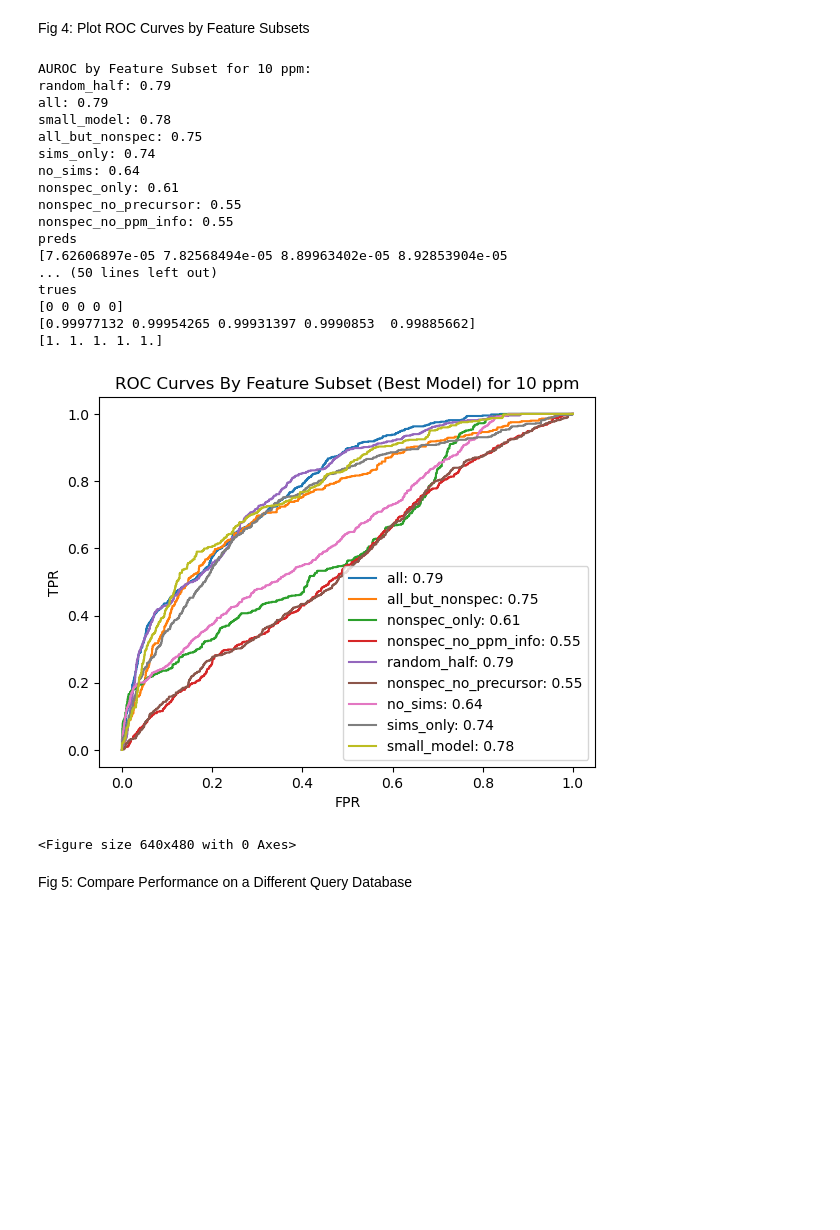
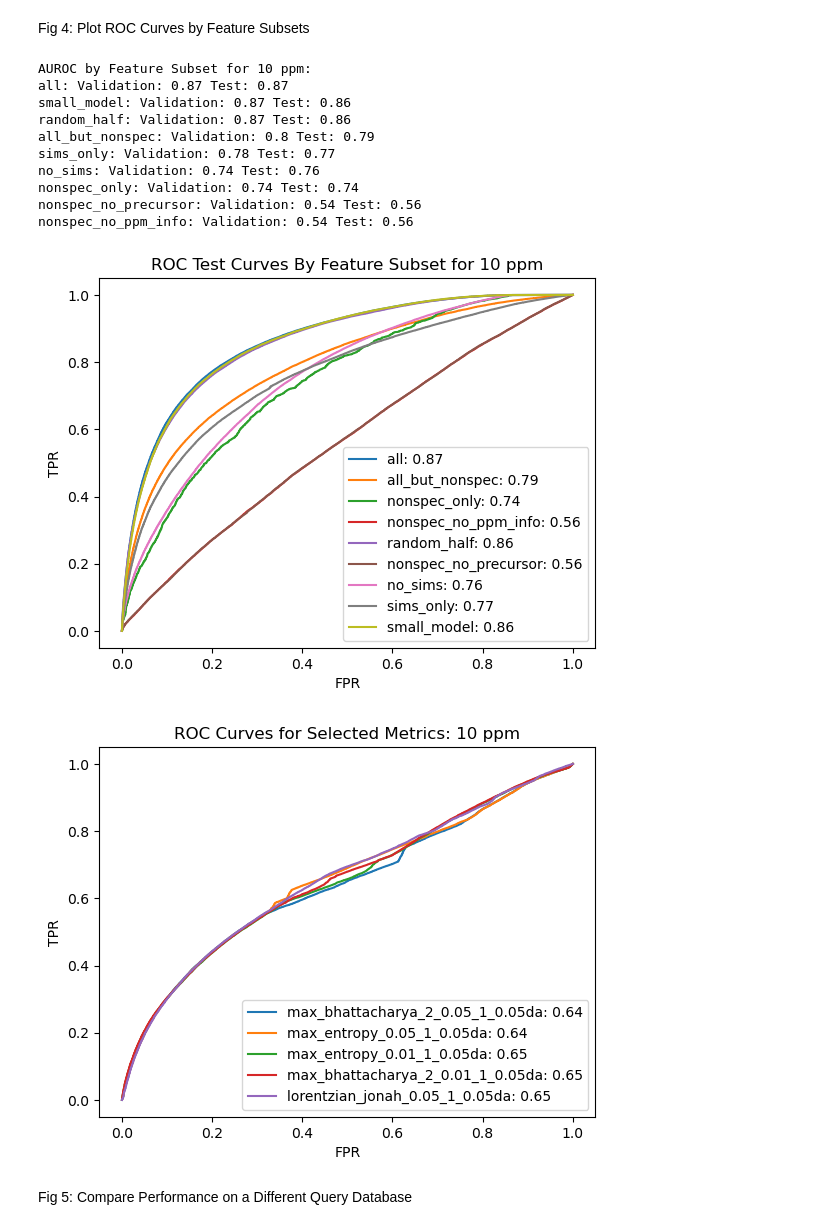
Before and after one commit to Jbug1/SpecSim, a Jupyter notebook: figures.ipynb, the cells around one changed output. Saved outputs shown, nothing was run; the diff lists cells and outputs as text; code cells hidden in the pictures; blank space fills up the shorter version.

```diff
--- a/figures.ipynb
+++ b/figures.ipynb
@@ -246,7 +255,7 @@ reload(plotAndOrderResults)
 reload(tests)
 metrics=['lorentzian','lorentzian_jonah','entropy','max_entropy','hellinger','max_bhattacharya_2','cosine','laplacian']
 quantile_variables = ['precquery', 'cequery','ceratio','ceabs', 'prec_abs_dif', 'prec_ppm_dif','npeaks_query','normalent_query','ent_query','mass_reduction_query']
-quantile_num=3
+quantile_num=10
 
 
 for i in ppm_windows:
@@ -280,15 +284,16 @@ Figure 4: Combining Features Into Learned Model
 First: Create Train and Test datasets for each ppm window
 # %%
 #Similarity methods and transformation parameters below. Leave sim methods as None to run all
-noise_threshes=[0.01,0.05,0.1]
+noise_threshes=[0.01,0.05]
 centroid_tolerance_vals = [0.05,0.1]
-centroid_tolerance_types=['da', 'da']
-powers=[0.25,1,3,'ent',None]
+centroid_tolerance_types=['da','da']
+powers=[0.25,1,'orig','normalent']
 sim_methods=['lorentzian','lorentzian_jonah','entropy','max_entropy','hellinger','max_bhattacharya_2']
 
-train_size=1e4
-val_size=2e3
-test_size=5e3
+
+train_size=1e6
+val_size=2e5
+test_size=5e5
 
 max_matches=None
 
@@ -382,11 +393,11 @@ Then, create the indices we want to test (different features for model)
 reload(datasetBuilder)
 indices=dict()
 
-noise_threshes=[True,True,True]
+noise_threshes=[True,True]
 centroid_tolerance_values=[True,True]
-powers=[True,True,True,True,True]
+powers=[True,True,True,True]
 spec_features=[True,True, True, True, True, True, True, True]#8
-sim_methods=[True,True,True,True,True, True]#7
+sim_methods=[True,True,True,True,True, True]#6
 
 indices['all'] = datasetBuilder.generate_keep_indices(noise_threshes,
                                                       centroid_tolerance_values,
@@ -412,6 +423,7 @@ indices['nonspec_only']=list(range(9))
 indices['nonspec_no_ppm_info']=list(range(2,7))
 indices['random_half']=list(np.random.choice(indices['all'][-1], size=int(indices['all'][-1]/2), replace=False))
 indices['nonspec_no_precursor']=[2,3,4,5,6]
+indices['precursor_only']=[0,1,7,8]
 
 
 sim_methods=[False for i in range(6)]#7
@@ -425,9 +437,9 @@ indices['no_sims'] = datasetBuilder.generate_keep_indices(noise_threshes,
                                                       True
                                                     )
 
-noise_threshes=[True,True,True]
+noise_threshes=[True,True]
 centroid_tolerance_values=[True,True]
-powers=[True,True,True,True,True]
+powers=[True,True,True,True]
 spec_features=[False for i in range(8)]#8
 sim_methods=[True for i in range(6)]#7
 
@@ -442,9 +454,9 @@ indices['sims_only'] = datasetBuilder.generate_keep_indices(noise_threshes,
                                                     )
 
 
-noise_threshes=[True,True,False]
+noise_threshes=[True,True]
 centroid_tolerance_values=[True,True]
-powers=[True,True,False,False,True]
+powers=[True,True,False,False]
 spec_features=[True for i in range(8)]#8
 sim_methods=[True,True,False,False,False, False]#7
 
@@ -466,7 +478,8 @@ del(indices)
 reload(plotAndOrderResults)
 reload(tests)
 
-indices = pickle.load(f'{outputs_path}/intermediateOutputs/indices.pkl')
+with open(f'{outputs_path}/intermediateOutputs/indices.pkl','rb') as path:
+    indices = pickle.load(path)
 
 for i in ppm_windows:
         #import train, val and test
@@ -492,7 +505,7 @@ for i in ppm_windows:
                 hgbc(learning_rate=0.5, max_iter=200,min_samples_leaf=10),
                 ]
 
-        results_by_subset = tests.best_models_by_subset(indices, [int(1e6)], models, train, val, test)
+        results_by_subset = tests.best_models_by_subset(indices, [int(1.1e6)], models, train, val, test)
 
         del(train)
         del(val)
@@ -510,37 +531,34 @@ Fig 4: Plot ROC Curves by Feature Subsets
 # %%
 reload(plotAndOrderResults)
 reload(tests)
+
+top_n_metrics=5
+ppm_windows=[10]
 
 for i in ppm_windows:
 
     test=pd.read_pickle(f'{outputs_path}/intermediateOutputs/modelDatasets/test_{i}_ppm.pkl')
 
     with open(f'{outputs_path}/intermediateOutputs/models/res_dict_{i}.pkl','rb') as path:
         res_dict = pickle.load(path)
 
     with open(f'{outputs_path}/intermediateOutputs/indices.pkl','rb') as path:
         indices = pickle.load(path)
 
-    plotAndOrderResults.fig4(test, res_dict, indices, f'{outputs_path}/fig4', i)
+    plotAndOrderResults.fig4(test, res_dict, indices, f'{outputs_path}/fig4/a', i)
+    plotAndOrderResults.fig4b(test, indices['sims_only'], f'{outputs_path}/fig4/b', i, top_n_metrics)
 # %% [output]
 AUROC by Feature Subset for 10 ppm:
-random_half: 0.79
-all: 0.79
-small_model: 0.78
-all_but_nonspec: 0.75
-sims_only: 0.74
-no_sims: 0.64
-nonspec_only: 0.61
-nonspec_no_precursor: 0.55
-nonspec_no_ppm_info: 0.55
-preds
-[7.62606897e-05 7.82568494e-05 8.89963402e-05 8.92853904e-05
-... (50 lines left out)
-trues
-[0 0 0 0 0]
-[0.99977132 0.99954265 0.99931397 0.9990853  0.99885662]
-[1. 1. 1. 1. 1.]
+all: Validation: 0.87 Test: 0.87
+small_model: Validation: 0.87 Test: 0.86
+random_half: Validation: 0.87 Test: 0.86
+all_but_nonspec: Validation: 0.8 Test: 0.79
+sims_only: Validation: 0.78 Test: 0.77
+no_sims: Validation: 0.74 Test: 0.76
+nonspec_only: Validation: 0.74 Test: 0.74
+nonspec_no_precursor: Validation: 0.54 Test: 0.56
+nonspec_no_ppm_info: Validation: 0.54 Test: 0.56
-[figure, old version]
+[figure, new version]
-<Figure size 640x480 with 0 Axes>
+[figure, added]
 # %% [markdown]
 Fig 5: Compare Performance on a Different Query Database
```
Also changed, not shown: parts of 13 cells of this notebook, 2 other files.
